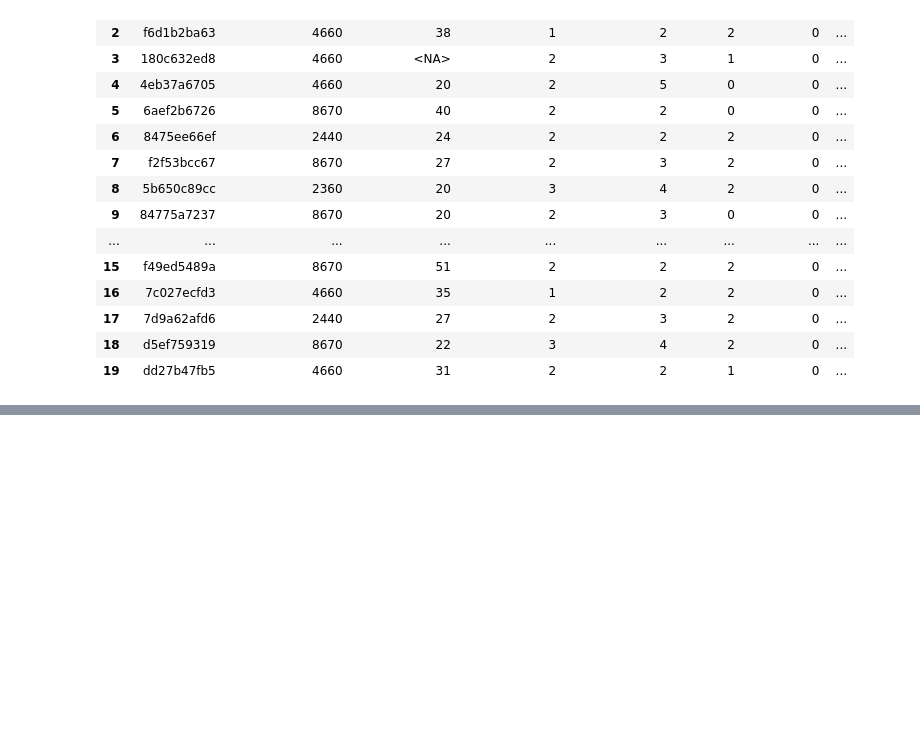
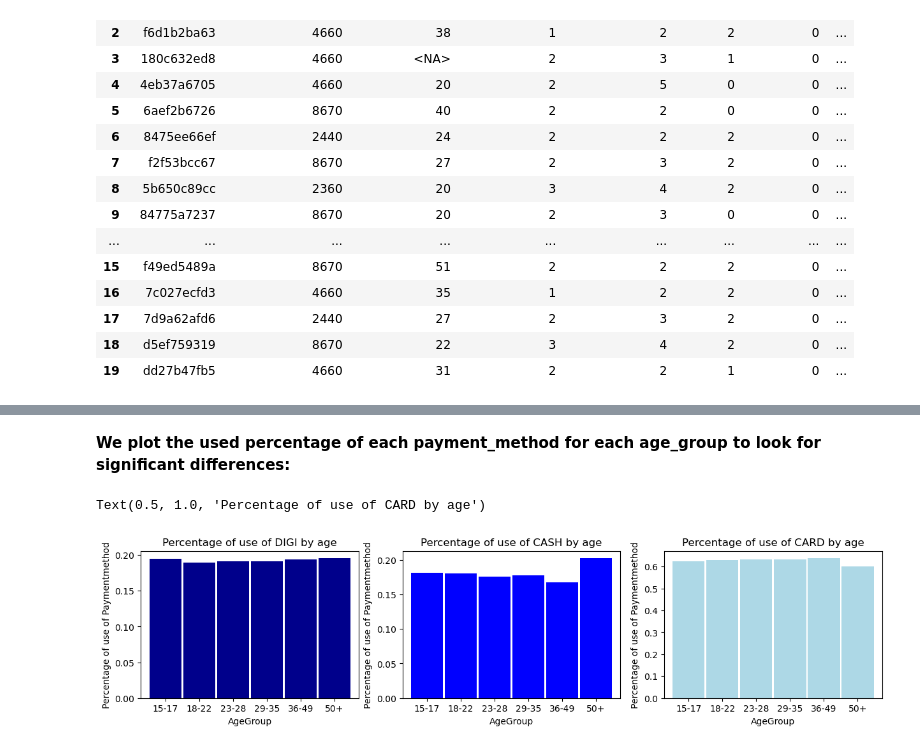
Before and after one commit to Gomsofi06/Data_Mining_NOVAIMS, a Jupyter notebook: src/DM2425_Part1_19.ipynb, the cells around one changed output, grey strips where cells are left out. Drawn from its saved outputs; the diff is of its cells as text; code cells hidden in the pictures; blank space fills up the shorter version.

```diff
--- a/src/DM2425_Part1_19.ipynb
+++ b/src/DM2425_Part1_19.ipynb
@@ -771,0 +602,36 @@ df.head(20)
+# %% [markdown]
+**We plot the used percentage of each payment_method for each age_group to look for significant differences:**
+# %%
+#Plot for Payment method used based on AGE
+warnings.filterwarnings('ignore')
+Age_CASH = df[df['payment_method'] == 'CASH'].groupby('customer_age_group')['payment_method'].count().div(df.groupby('customer_age_group')['payment_method'].count())
+Age_DIGI = df[df['payment_method'] == 'DIGI'].groupby('customer_age_group')['payment_method'].count().div(df.groupby('customer_age_group')['payment_method'].count())
+Age_CARD = df[df['payment_method'] == 'CARD'].groupby('customer_age_group')['payment_method'].count().div(df.groupby('customer_age_group')['payment_method'].count())
+fig, iplot = plt.subplots(1, 3, figsize=(15, 3))
+
+Age_DIGI.plot(kind='bar', color='darkblue', width=0.95, ax=iplot[0])
+iplot[0].set_ylabel('Percentage of use of Paymentmethod')
+iplot[0].set_xlabel('AgeGroup')
+iplot[0].set_xticks(range(len(Age_CASH.index)))
+iplot[0].set_xticklabels(Age_CASH.index, rotation=0)
+iplot[0].set_title('Percentage of use of DIGI by age')
+
+Age_CASH.plot(kind='bar', color='blue', width=0.95, ax=iplot[1])
+iplot[1].set_ylabel('Percentage of use of Paymentmethod')
+iplot[1].set_xlabel('AgeGroup')
+iplot[1].set_xticks(range(len(Age_CASH.index)))
+iplot[1].set_xticklabels(Age_CASH.index, rotation=0)
+iplot[1].set_title('Percentage of use of CASH by age')
+
+Age_CARD.plot(kind='bar', color='lightblue', width=0.95, ax=iplot[2])
+iplot[2].set_ylabel('Percentage of use of Paymentmethod')
+iplot[2].set_xlabel('AgeGroup')
+iplot[2].set_xticks(range(len(Age_CASH.index)))
+iplot[2].set_xticklabels(Age_CASH.index, rotation=0)
+iplot[2].set_title('Percentage of use of CARD by age')
+
+
+# DIGI balanced, but CASH more used by older people above 50, while these use less CARD
+# %% [output]
+Text(0.5, 1.0, 'Percentage of use of CARD by age')
+[figure, added]
```
Also changed, not shown: parts of 62 cells of this notebook.
